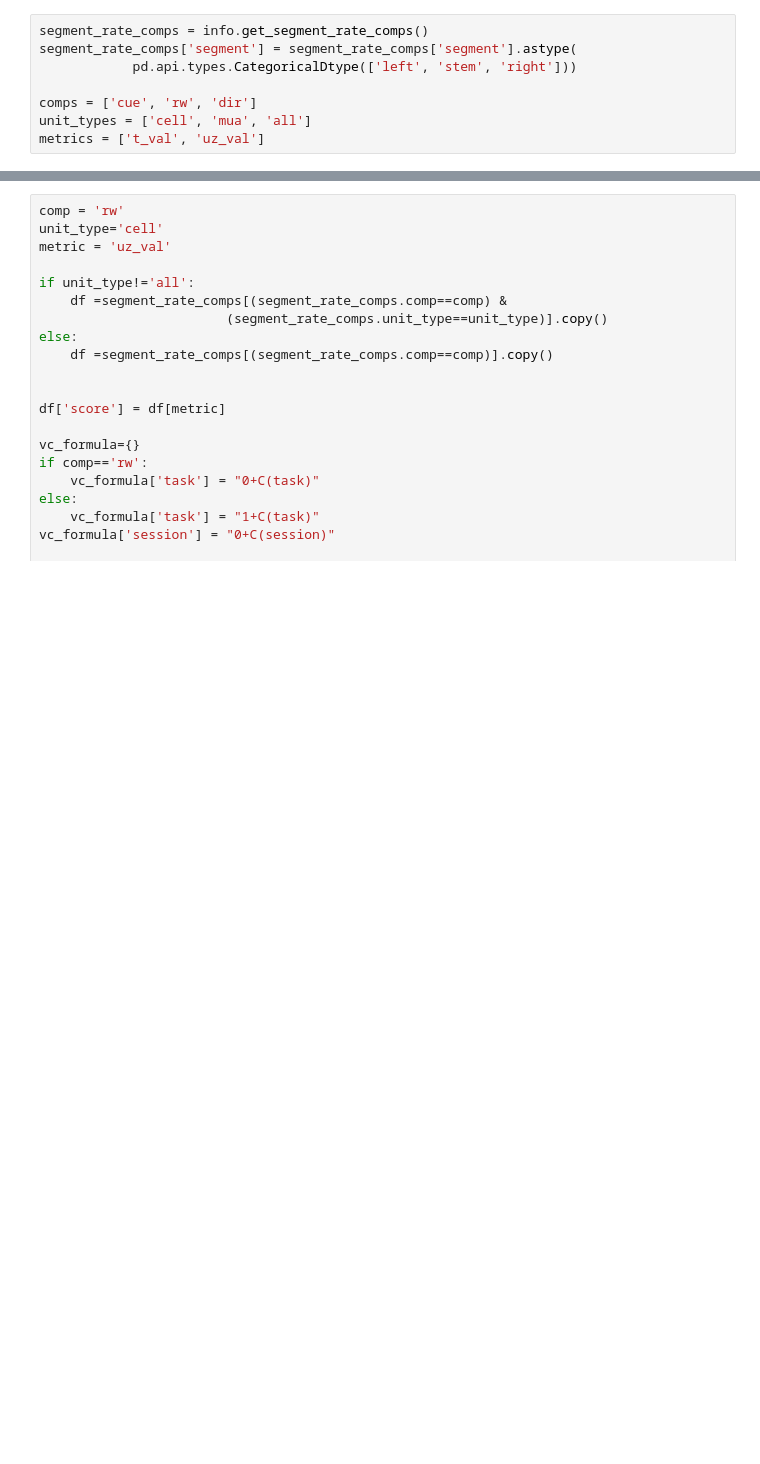
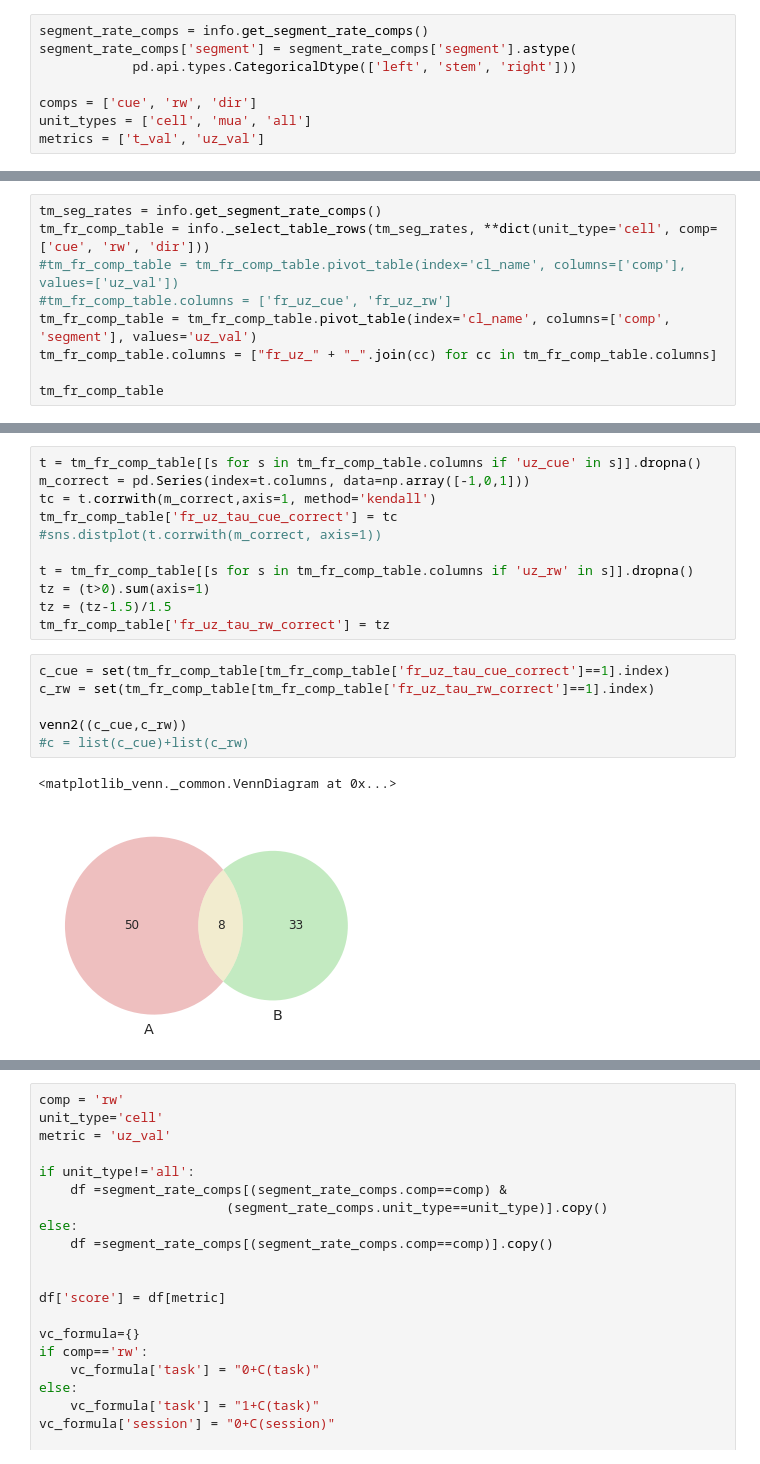
Before and after one commit to alexgonzl/TMA, a Jupyter notebook: Notebooks/TM/rate_analysis_by_cond.ipynb, the cells around one changed output, grey strips where cells are left out. Drawn from its saved outputs; the diff is of its cells as text; blank space fills up the shorter version.

```diff
--- a/Notebooks/TM/rate_analysis_by_cond.ipynb
+++ b/Notebooks/TM/rate_analysis_by_cond.ipynb
@@ -110,0 +113,9 @@ metrics = ['t_val', 'uz_val']
+# %%
+tm_seg_rates = info.get_segment_rate_comps()
+tm_fr_comp_table = info._select_table_rows(tm_seg_rates, **dict(unit_type='cell', comp=['cue', 'rw', 'dir']))
+#tm_fr_comp_table = tm_fr_comp_table.pivot_table(index='cl_name', columns=['comp'], values=['uz_val'])
+#tm_fr_comp_table.columns = ['fr_uz_cue', 'fr_uz_rw']
+tm_fr_comp_table = tm_fr_comp_table.pivot_table(index='cl_name', columns=['comp', 'segment'], values='uz_val')
+tm_fr_comp_table.columns = ["fr_uz_" + "_".join(cc) for cc in tm_fr_comp_table.columns]
+
+tm_fr_comp_table
@@ -110,0 +137,20 @@ metrics = ['t_val', 'uz_val']
+# %%
+t = tm_fr_comp_table[[s for s in tm_fr_comp_table.columns if 'uz_cue' in s]].dropna()
+m_correct = pd.Series(index=t.columns, data=np.array([-1,0,1]))
+tc = t.corrwith(m_correct,axis=1, method='kendall')
+tm_fr_comp_table['fr_uz_tau_cue_correct'] = tc
+#sns.distplot(t.corrwith(m_correct, axis=1))
+
+t = tm_fr_comp_table[[s for s in tm_fr_comp_table.columns if 'uz_rw' in s]].dropna()
+tz = (t>0).sum(axis=1)
+tz = (tz-1.5)/1.5
+tm_fr_comp_table['fr_uz_tau_rw_correct'] = tz
+# %%
+c_cue = set(tm_fr_comp_table[tm_fr_comp_table['fr_uz_tau_cue_correct']==1].index)
+c_rw = set(tm_fr_comp_table[tm_fr_comp_table['fr_uz_tau_rw_correct']==1].index)
+
+venn2((c_cue,c_rw))
+#c = list(c_cue)+list(c_rw)
+# %% [output]
+<matplotlib_venn._common.VennDiagram at 0x...>
+[figure, added]
```
Also changed, not shown: parts of 25 cells of this notebook, 13 other files.
